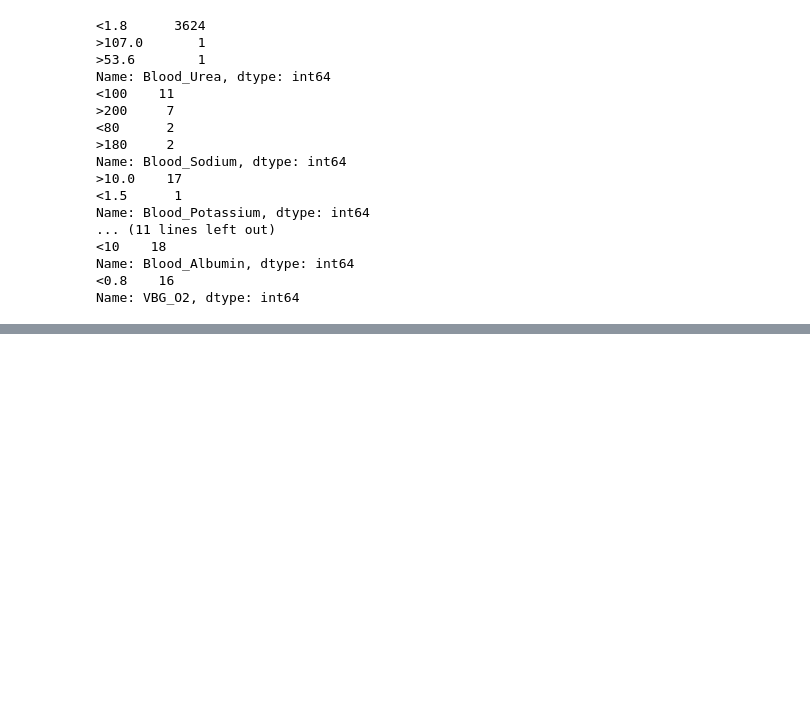
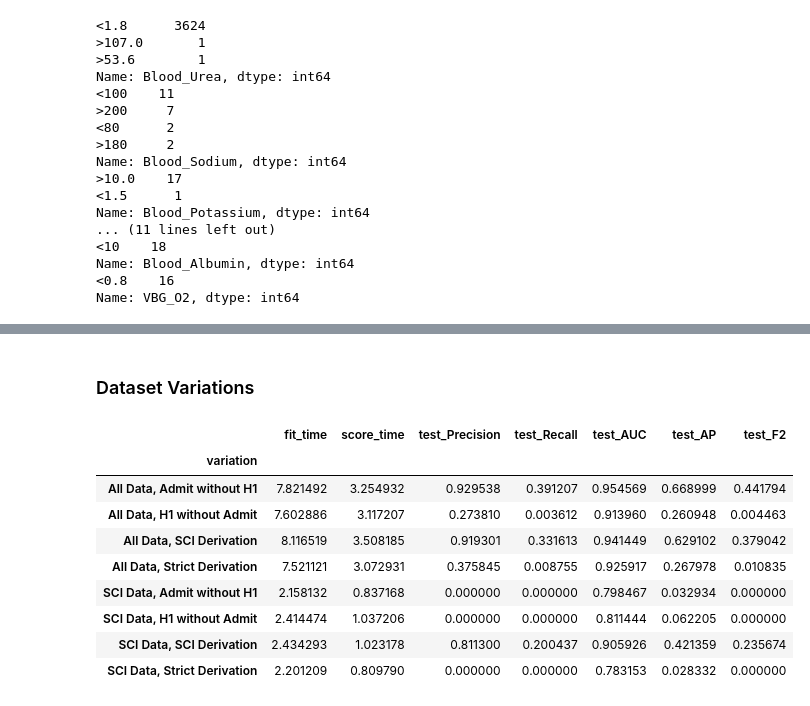
Before and after one commit to steliosbl/acute-care-pathways, a Jupyter notebook: salford.ipynb, the cells around one changed output, grey strips where cells are left out. Cells and saved outputs as stored; diff of their text form; code cells hidden in the pictures; blank space fills up the shorter version.

```diff
--- a/salford.ipynb
+++ b/salford.ipynb
@@ -153,0 +247,19 @@ Name: VBG_O2, dtype: int64
+# %%
+from sklearn.calibration import CalibratedClassifierCV
+from sklearn.model_selection import cross_validate
+from sklearn.metrics import precision_score, recall_score, roc_auc_score, average_precision_score, fbeta_score, make_scorer
+
+calibration_parameters = dict(
+    ensemble=True,
+    cv=3,
+    method='isotonic',
+    n_jobs=3
+)
+
+cross_validation_metrics = dict(
+    Precision='precision',
+    Recall='recall',
+    AUC='roc_auc',
+    AP='average_precision',
+    F2=make_scorer(fbeta_score, beta=2)
+)
@@ -153,0 +368,51 @@ Name: VBG_O2, dtype: int64
+# %% [markdown]
+### Dataset Variations
+# %%
+from lightgbm import LGBMClassifier
+
+sal_X = SalfordData(sal[scores_with_notes_labs_and_hospital]).convert_str_to_categorical(inplace=False)
+sal_y_strict, sal_y_sci, sal_y_h1, sal_y_admit = (
+    sal.derive_critical_event(wards=["CCU"], ignore_admit_ward=True, return_series=True),
+    sal.derive_critical_event(wards=["CCU", "HH1M"], ignore_admit_ward=False, return_series=True),
+    sal.derive_critical_event(wards=["CCU", "HH1M"], ignore_admit_ward=True, return_series=True),
+    sal.derive_critical_event(wards=["CCU"], ignore_admit_ward=False, return_series=True),
+)
+variations = {
+    'SCI Data, SCI Derivation': (sal_X.loc[sci_sal_intersect], sal_y_sci.loc[sci_sal_intersect]),
+    'SCI Data, Strict Derivation': (sal_X.loc[sci_sal_intersect], sal_y_strict.loc[sci_sal_intersect]),
+    'SCI Data, H1 without Admit': (sal_X.loc[sci_sal_intersect], sal_y_h1.loc[sci_sal_intersect]),
+    'SCI Data, Admit without H1': (sal_X.loc[sci_sal_intersect], sal_y_admit.loc[sci_sal_intersect]),
+    'All Data, SCI Derivation': (sal_X, sal_y_sci),
+    'All Data, Strict Derivation': (sal_X, sal_y_strict),
+    'All Data, H1 without Admit': (sal_X, sal_y_h1),
+    'All Data, Admit without H1': (sal_X, sal_y_admit),
+}
+
+lightgbm_parameters = dict(
+    objective='binary',
+    random_state=42,
+    metrics=['l2', 'auc'],
+    boosting_type='gbdt',
+    n_jobs=1,
+    is_unbalance=True
+)
+
+with warnings.catch_warnings():
+    warnings.simplefilter("ignore")
+    display(pd.concat(
+        pd.DataFrame.from_dict(cross_validate(CalibratedClassifierCV(
+            LGBMClassifier(**lightgbm_parameters), **calibration_parameters
+        ), X, y, cv=5, n_jobs=1, scoring=cross_validation_metrics)).assign(variation=variation)
+        for variation, (X, y) in variations.items()
+    ).groupby('variation').mean())
+# %% [output]
+|  | fit_time | score_time | test_Precision | test_Recall | test_AUC | test_AP | test_F2 |
+| variation |  |  |  |  |  |  |  |
+| All Data, Admit without H1 | 7.821492 | 3.254932 | 0.929538 | 0.391207 | 0.954569 | 0.668999 | 0.441794 |
+| All Data, H1 without Admit | 7.602886 | 3.117207 | 0.273810 | 0.003612 | 0.913960 | 0.260948 | 0.004463 |
+| All Data, SCI Derivation | 8.116519 | 3.508185 | 0.919301 | 0.331613 | 0.941449 | 0.629102 | 0.379042 |
+| All Data, Strict Derivation | 7.521121 | 3.072931 | 0.375845 | 0.008755 | 0.925917 | 0.267978 | 0.010835 |
+| SCI Data, Admit without H1 | 2.158132 | 0.837168 | 0.000000 | 0.000000 | 0.798467 | 0.032934 | 0.000000 |
+| SCI Data, H1 without Admit | 2.414474 | 1.037206 | 0.000000 | 0.000000 | 0.811444 | 0.062205 | 0.000000 |
+| SCI Data, SCI Derivation | 2.434293 | 1.023178 | 0.811300 | 0.200437 | 0.905926 | 0.421359 | 0.235674 |
+| SCI Data, Strict Derivation | 2.201209 | 0.809790 | 0.000000 | 0.000000 | 0.783153 | 0.028332 | 0.000000 |
```
Also changed, not shown: parts of 15 cells of this notebook.
